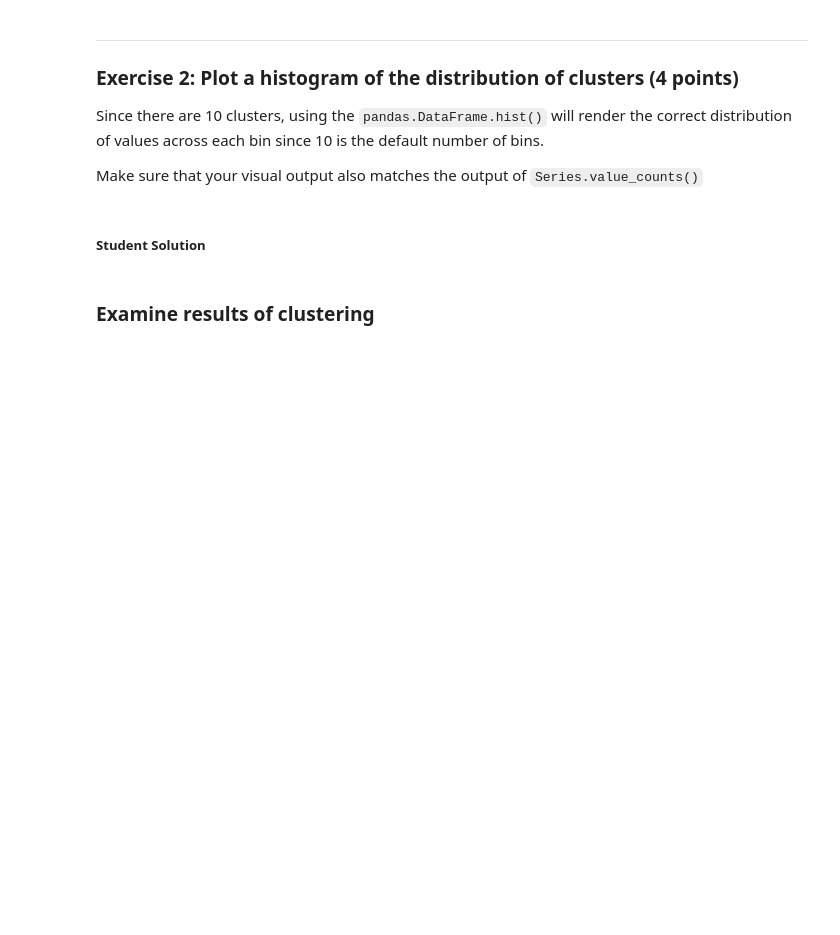
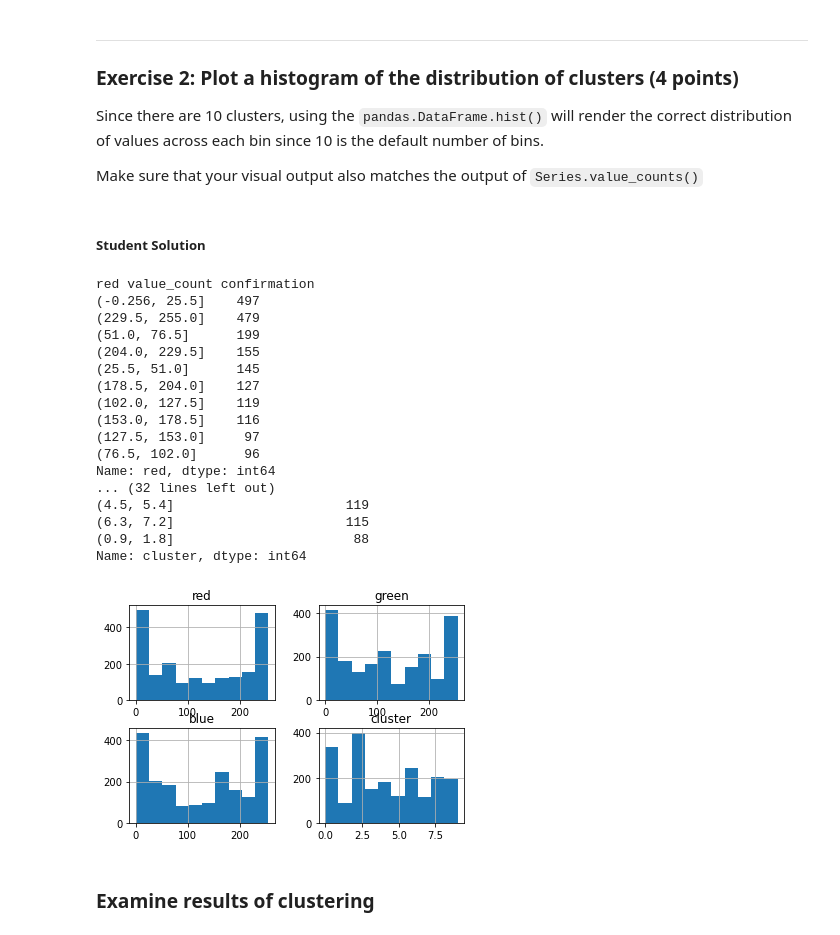
Before and after one commit to vhr1975/datasciw207, a Jupyter notebook: Homework/Victor_Ramirez_Assignment_08 Kmeans Clustering.ipynb, the cells around one changed output. Cells and saved outputs as stored; diff of their text form; code cells hidden in the pictures; blank space fills up the shorter version.

```diff
--- a/Homework/Victor_Ramirez_Assignment_08 Kmeans Clustering.ipynb
+++ b/Homework/Victor_Ramirez_Assignment_08 Kmeans Clustering.ipynb
@@ -144,3 +140,39 @@ Make sure that your visual output also matches the output of `Series.value_count
+# %%
+## plot histogram and print out number of points in each color cluster
+
+## YOUR CODE HERE ##
+df_colors.hist()
+# value_count confirmation
+print('red value_count confirmation')
+print(df_colors['red'].value_counts(bins = 10))
+# value_count confirmation
+print('blue value_count confirmation')
+print(df_colors['blue'].value_counts(bins = 10))
+# value_count confirmation
+print('green value_count confirmation')
+print(df_colors['green'].value_counts(bins = 10))
+# value_count confirmation
+print('cluster value_count confirmation')
+print(df_colors['cluster'].value_counts(bins = 10))
+# %% [output]
+red value_count confirmation
+(-0.256, 25.5]    497
+(229.5, 255.0]    479
+(51.0, 76.5]      199
+(204.0, 229.5]    155
+(25.5, 51.0]      145
+(178.5, 204.0]    127
+(102.0, 127.5]    119
+(153.0, 178.5]    116
+(127.5, 153.0]     97
+(76.5, 102.0]      96
+Name: red, dtype: int64
+... (32 lines left out)
+(4.5, 5.4]                      119
+(6.3, 7.2]                      115
+(0.9, 1.8]                       88
+Name: cluster, dtype: int64
+[figure, added]
 # %% [markdown]
 ### Examine results of clustering
 # %%
```
Also changed, not shown: parts of 1 cell of this notebook.
